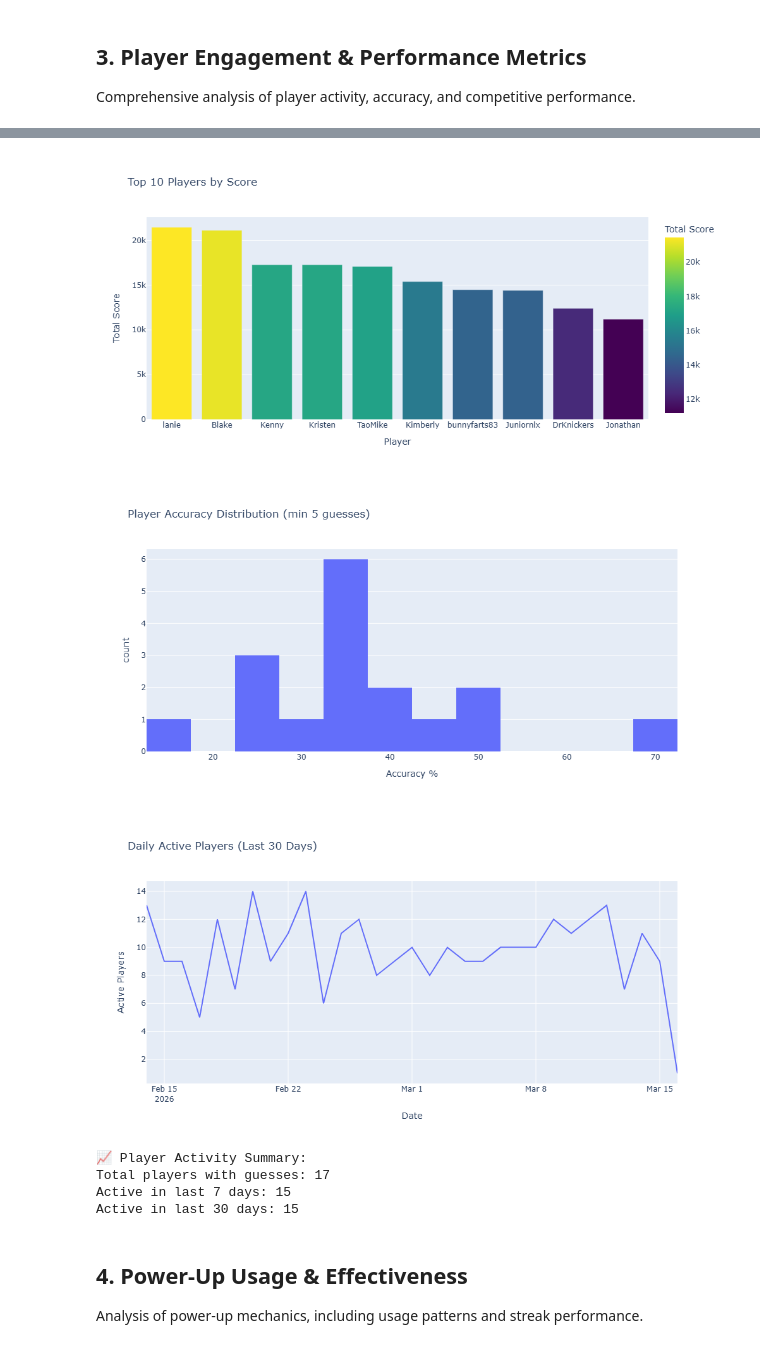
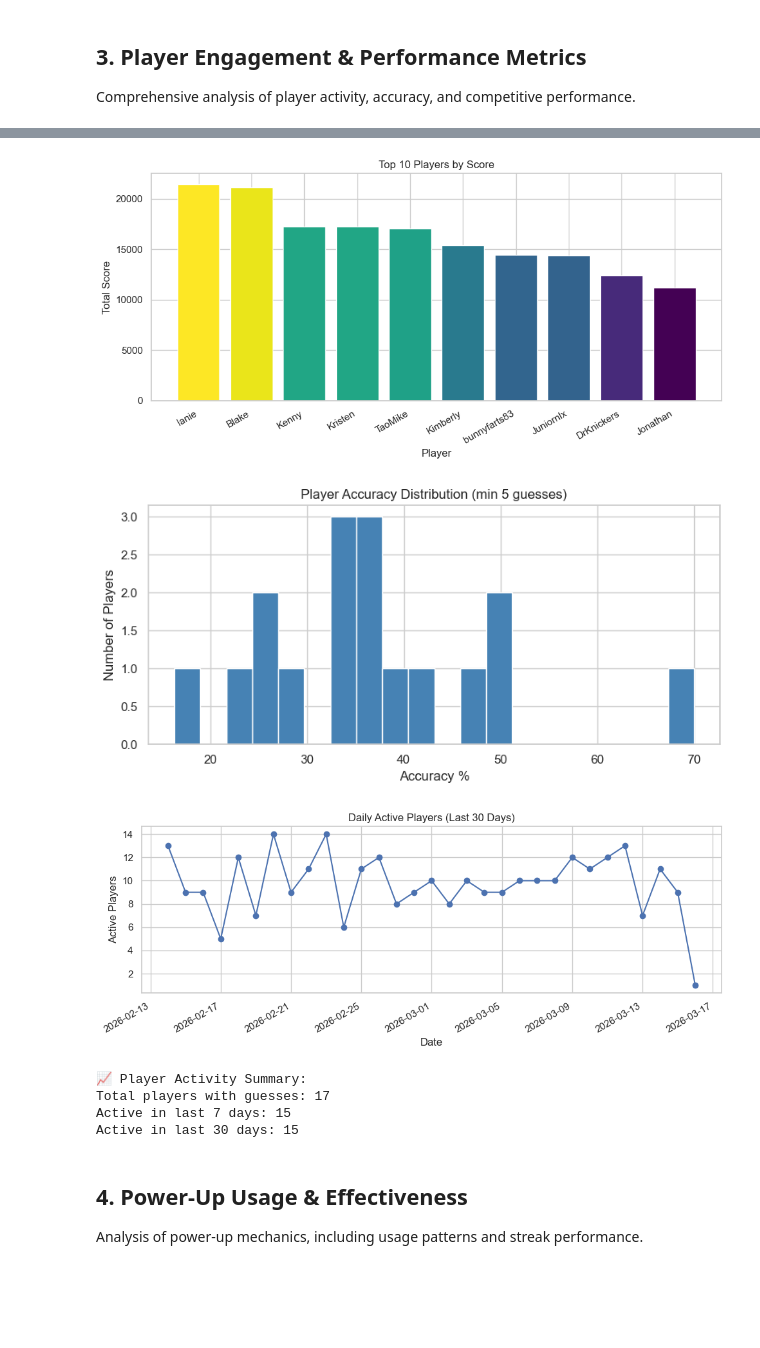
Before and after one commit to blakefren/jbot, a Jupyter notebook: db/dashboard.ipynb, the cells around one changed output, grey strips where cells are left out. Cells and saved outputs as stored; diff of their text form; code cells hidden in the pictures; blank space fills up the shorter version.

```diff
--- a/db/dashboard.ipynb
+++ b/db/dashboard.ipynb
@@ -125,17 +106,18 @@ if "conn" in locals() and conn:
     print("🏆 Top Players Leaderboard")
     print(df_leaderboard.to_string(index=False))
 
-    # Visualize top 10 by score
-    fig = px.bar(
-        df_leaderboard.head(10),
-        x="name",
-        y="score",
-        title="Top 10 Players by Score",
-        labels={"score": "Total Score", "name": "Player"},
-        color="score",
-        color_continuous_scale="Viridis",
-    )
-    show_fig(fig)
+    # Top 10 by score
+    top10 = df_leaderboard.head(10)
+    norm = plt.Normalize(top10["score"].min(), top10["score"].max())
+    colors = plt.cm.viridis(norm(top10["score"]))
+    fig, ax = plt.subplots(figsize=(10, 5))
+    ax.bar(top10["name"], top10["score"], color=colors)
+    ax.set_title("Top 10 Players by Score")
+    ax.set_xlabel("Player")
+    ax.set_ylabel("Total Score")
+    plt.xticks(rotation=30, ha="right")
+    plt.tight_layout()
+    plt.show()
 
     # Player Accuracy Distribution
     query = """
@@ -150,14 +132,13 @@ if "conn" in locals() and conn:
     """
     df_accuracy = pd.read_sql_query(query, conn)
 
-    fig = px.histogram(
-        df_accuracy,
-        x="accuracy",
-        nbins=20,
-        title="Player Accuracy Distribution (min 5 guesses)",
-        labels={"accuracy": "Accuracy %", "count": "Number of Players"},
-    )
-    show_fig(fig)
+    fig, ax = plt.subplots(figsize=(8, 4))
+    ax.hist(df_accuracy["accuracy"], bins=20, color="steelblue", edgecolor="white")
+    ax.set_title("Player Accuracy Distribution (min 5 guesses)")
+    ax.set_xlabel("Accuracy %")
+    ax.set_ylabel("Number of Players")
+    plt.tight_layout()
+    plt.show()
 
     # Active Player Trends (last 30 days)
     query = """
@@ -172,49 +153,49 @@ if "conn" in locals() and conn:
     df_active = pd.read_sql_query(query, conn)
     if not df_active.empty:
         df_active["date"] = pd.to_datetime(df_active["date"])
-        fig = px.line(
-            df_active,
-            x="date",
-            y="active_players",
-            title="Daily Active Players (Last 30 Days)",
-            labels={"active_players": "Active Players", "date": "Date"},
-        )
-        show_fig(fig)
+        fig, ax = plt.subplots(figsize=(10, 4))
+        ax.plot(df_active["date"], df_active["active_players"], marker="o")
+        ax.set_title("Daily Active Players (Last 30 Days)")
+        ax.set_xlabel("Date")
+        ax.set_ylabel("Active Players")
+        plt.xticks(rotation=30, ha="right")
+        plt.tight_layout()
+        plt.show()
 
     # Total Participation Summary
     query = """
     SELECT
         COUNT(DISTINCT player_id) as total_players,
         COUNT(DISTINCT CASE WHEN guessed_at >= DATE('now', '-7 days') THEN player_id END) as active_last_7d,
         COUNT(DISTINCT CASE WHEN guessed_at >= DATE('now', '-30 days') THEN player_id END) as active_last_30d
     FROM guesses;
     """
     df_summary = pd.read_sql_query(query, conn)
     print("\n📈 Player Activity Summary:")
     print(f"Total players with guesses: {df_summary.iloc[0]['total_players']}")
     print(f"Active in last 7 days: {df_summary.iloc[0]['active_last_7d']}")
     print(f"Active in last 30 days: {df_summary.iloc[0]['active_last_30d']}")
 # %% [output]
 🏆 Top Players Leaderboard
             name  score  current_streak  correct_answers  days_participated  accuracy_pct
            lanie  21446              14              148                155          48.6
            Blake  21111              11              159                174          32.8
            Kenny  17270               2              127                152          23.4
          Kristen  17269               9              127                145          32.6
          TaoMike  17067              11              111                120          42.1
         Kimberly  15392               7              106                117          29.5
     bunnyfarts83  14482               5               97                116          26.6
        Juniornlx  14402               9              107                136          34.7
       DrKnickers  12401               1               90                102          37.3
         Jonathan  11195               0               93                110          37.0
 israelromero3102  10913               0               68                 80          36.9
           Shiver   7939               1               43                 49          50.0
            Megan   5080               2               28                 30          70.0
              Amy   4915               2               41                 57          46.6
           Lariss   4185               0               28                 35          37.8
-[figure, old version]
+[figure, new version]
-[figure, old version]
+[figure, new version]
-[figure, old version]
+[figure, new version]
 📈 Player Activity Summary:
 Total players with guesses: 17
 Active in last 7 days: 15
```
Also changed, not shown: parts of 6 cells of this notebook.
